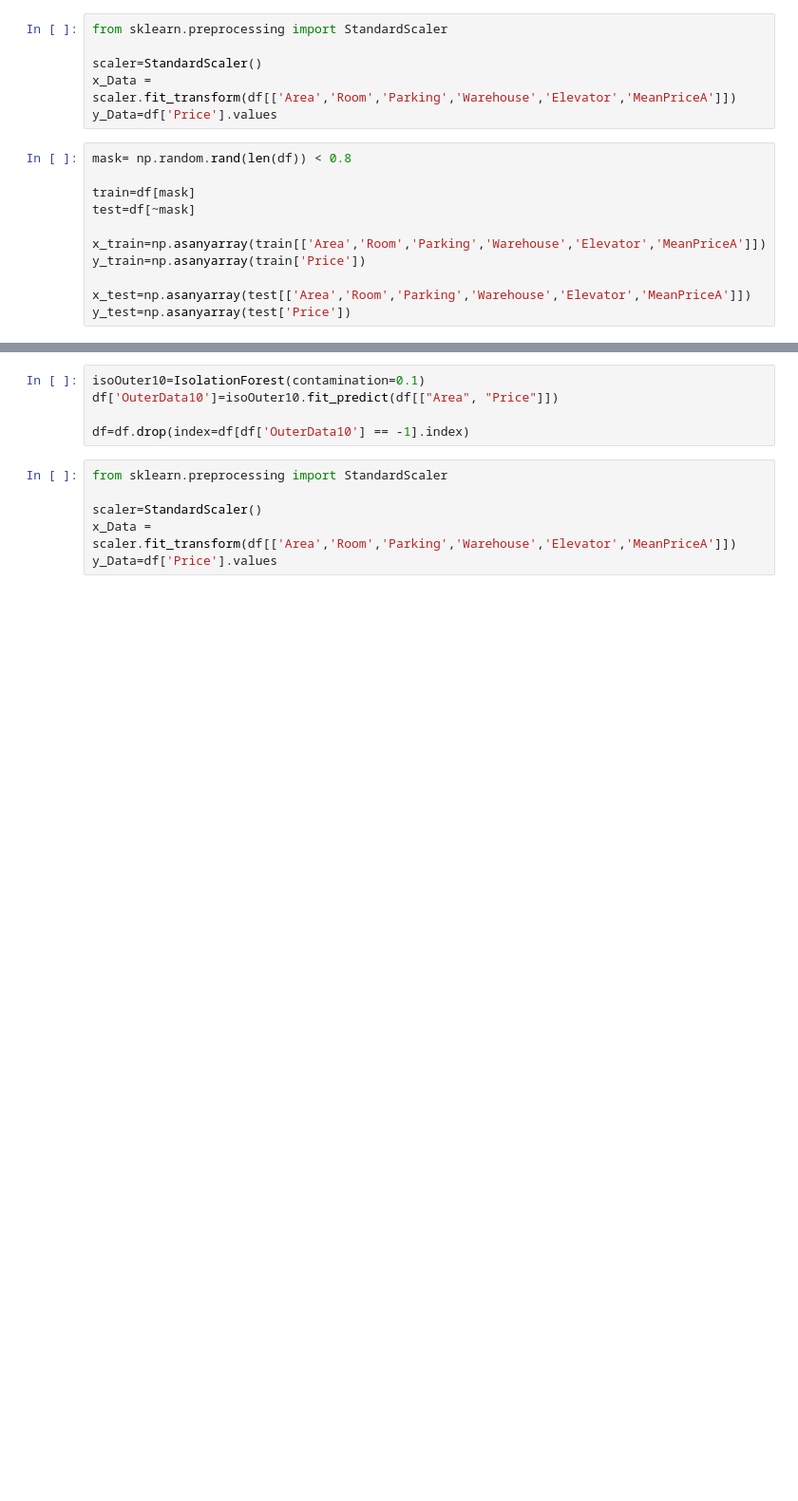
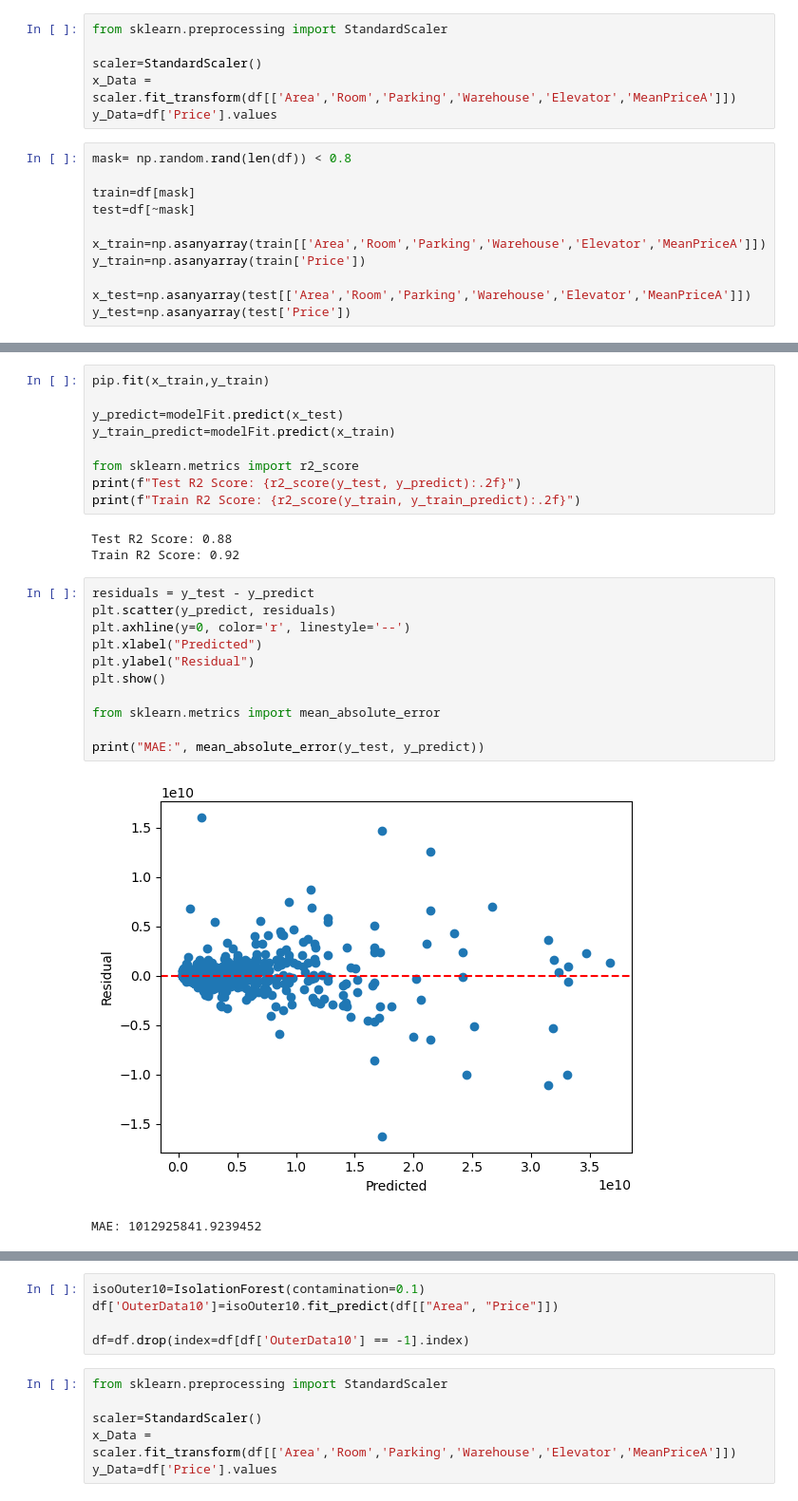
Before and after one commit to abolfazlhba/Tehran-Housing-Price-Forecast, a Jupyter notebook: Housing Forecast/GradientBoostingRegressor.ipynb, the cells around one changed output, grey strips where cells are left out. Shown: that part at 95% size. Drawn from its saved outputs; the diff is of its cells as text; blank space fills up the shorter version.

```diff
--- a/Housing Forecast/GradientBoostingRegressor.ipynb
+++ b/Housing Forecast/GradientBoostingRegressor.ipynb
@@ -104,0 +135,26 @@ MAE: 1079662165.4168005
+# %%
+pip.fit(x_train,y_train)
+
+y_predict=modelFit.predict(x_test)
+y_train_predict=modelFit.predict(x_train)
+
+from sklearn.metrics import r2_score
+print(f"Test R2 Score: {r2_score(y_test, y_predict):.2f}")
+print(f"Train R2 Score: {r2_score(y_train, y_train_predict):.2f}")
+# %% [output]
+Test R2 Score: 0.88
+Train R2 Score: 0.92
+# %%
+residuals = y_test - y_predict
+plt.scatter(y_predict, residuals)
+plt.axhline(y=0, color='r', linestyle='--')
+plt.xlabel("Predicted")
+plt.ylabel("Residual")
+plt.show()
+
+from sklearn.metrics import mean_absolute_error
+
+print("MAE:", mean_absolute_error(y_test, y_predict))
+# %% [output]
+[figure, added]
+MAE: 1012925841.9239452
```
Also changed, not shown: parts of 6 cells of this notebook.
